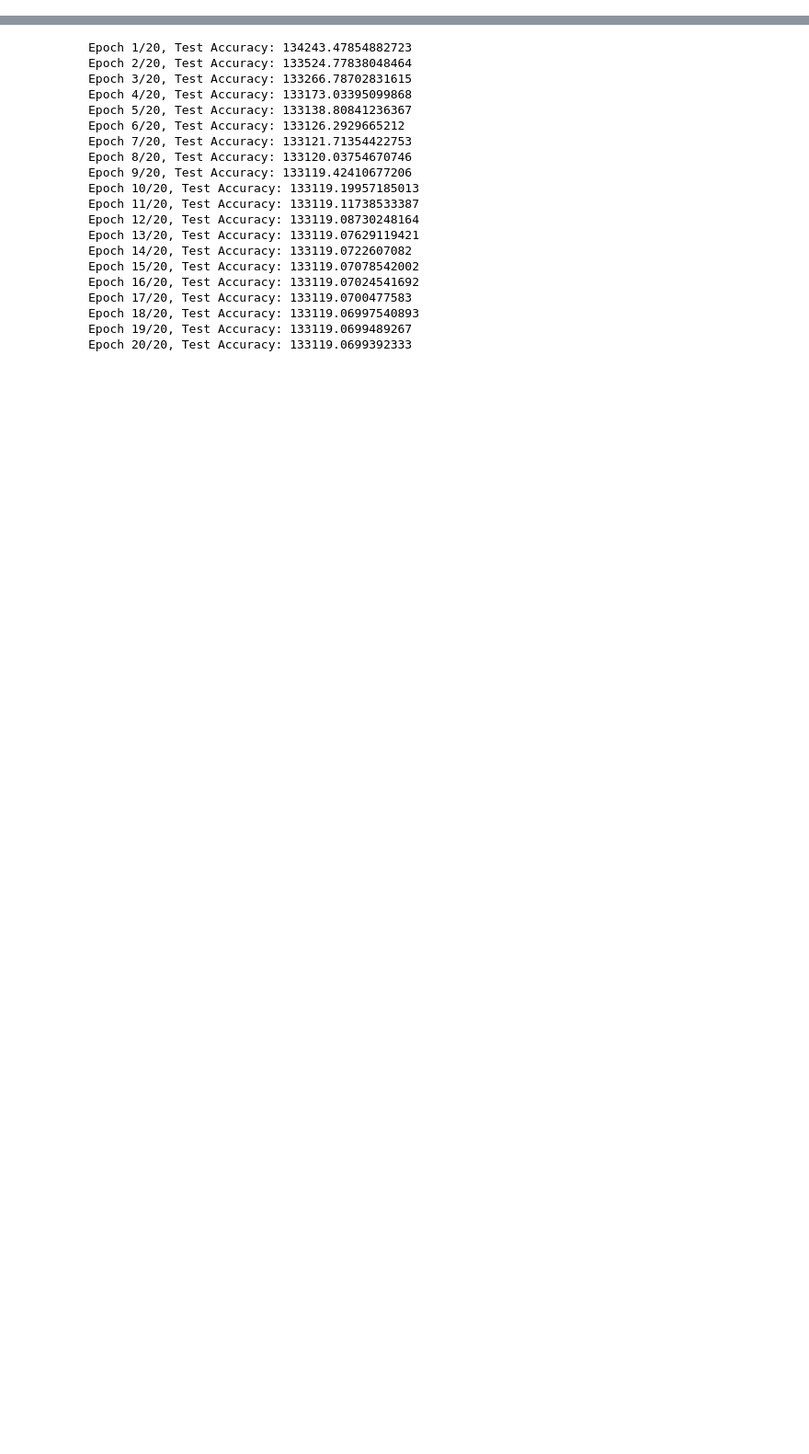
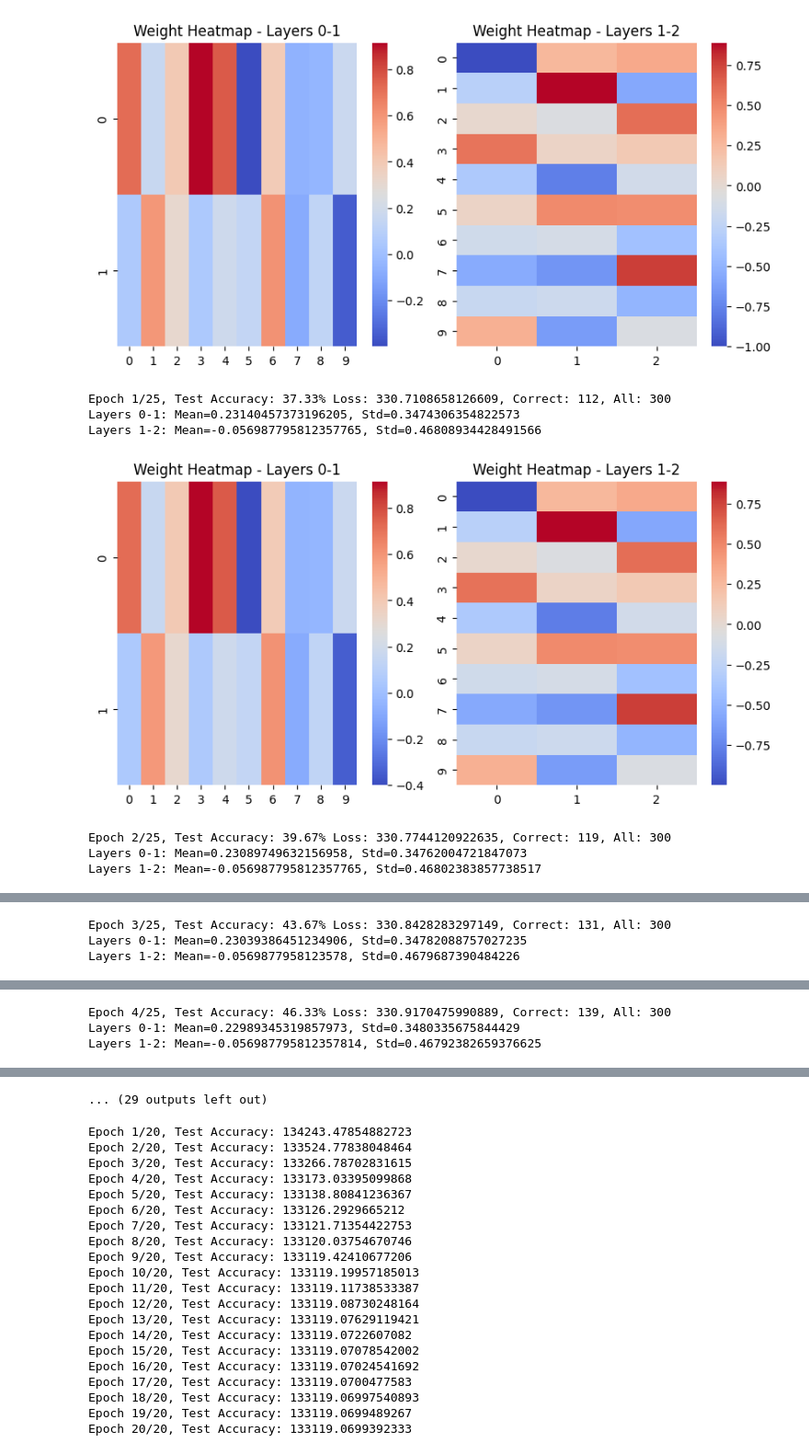
Before and after one commit to Kubex212/mnist, a Jupyter notebook: neural-network-sentence.ipynb, the cells around one changed output, grey strips where cells are left out. Shown at 92% size. Drawn from its saved outputs; the diff is of its cells as text; code cells hidden in the pictures; blank space fills up the shorter version.

Commit message:
very important changes

```diff
--- a/neural-network-sentence.ipynb
+++ b/neural-network-sentence.ipynb
@@ -1,5 +1,8 @@
 # %%
 import numpy as np
+import seaborn as sns
+import pandas as pd
+import matplotlib.pyplot as plt
 from enum import Enum
 
 class ActivationFuction(Enum):
@@ -22,13 +25,15 @@ class NeuralNetwork:
                  learning_rate = 0.01,
                  num_epochs = 10,
                  seed = 0,
-                 use_bias = True) -> None:
+                 use_bias = True,
+                 visualize = False) -> None:
         self.seed = seed
         np.random.seed(self.seed)
         self.use_bias = use_bias
         self.hidden_layers_count = hidden_layers_count
         self.input_size = input_size
         self.hidden_size = hidden_size
+        self.visualize = visualize
 
         if problem == Problem.Regression:
             self.output_size = 1
@@ -64,6 +69,18 @@ class NeuralNetwork:
         for epoch in range(self.num_epochs):
             for i in range(len(train_inputs)):
                 self.train(train_inputs[i], train_results[i])
+
+            if(self.visualize):
+                    fig = plt.figure(figsize = (20, 12)) # width x height
+                    for i in range(self.weights_count):
+                        ax1 = fig.add_subplot(3, 5, i+1) # row, column, position
+                        sns.heatmap(self.weights[i], cmap="coolwarm", ax=ax1) # jaka paleta? moze Spectral albo magma?
+                        plt.title(f'Weight Heatmap - Layers {i}-{i+1}')
+                        mean = np.mean(self.weights[i])
+                        std = np.std(self.weights[i])
+                        print(f'Layers {i}-{i+1}: Mean={mean}, Std={std}')
+                    plt.show()
+
 
             correct = 0
             nn_results = []
@@ -261,8 +246,8 @@ Epoch 20/20, Test Accuracy: 99.58% Loss: 64605.42152289022, Correct: 9958, All:
 import numpy as np
 import pandas as pd
 
-test = pd.read_csv("classification/data.three_gauss.test.10000.csv", sep=",")
-train = pd.read_csv("classification/data.three_gauss.train.10000.csv", sep=",")
+test = pd.read_csv("classification/data.three_gauss.test.100.csv", sep=",")
+train = pd.read_csv("classification/data.three_gauss.train.100.csv", sep=",")
 
 train_vectors = np.array(train[["x", "y"]])
 train_results = np.array(train["cls"] - 1)
@@ -273,6 +258,6 @@ num_classes = 3
 train_results = np.eye(num_classes)[train_results]
 test_results = np.eye(num_classes)[test_results]
 
-nn = NeuralNetwork(input_size = 2, output_size = num_classes, hidden_size = 6, hidden_layers_count = 1, num_epochs = 50, inner_activation_function = ActivationFuction.SIGMOID)
+nn = NeuralNetwork(input_size = 2, output_size = num_classes, hidden_size = 10, hidden_layers_count = 1, num_epochs = 25, learning_rate=0.0001, inner_activation_function = ActivationFuction.RELU, visualize=True)
 nn.train_and_check_acc(train_vectors, train_results, test_vectors, test_results)
 # %% [output]
@@ -295,0 +266,8 @@ Epoch 50/50, Test Accuracy: 43.40% Loss: 235354.47189441026, Correct: 13019, All
+[figure, added]
+Epoch 1/25, Test Accuracy: 37.33% Loss: 330.7108658126609, Correct: 112, All: 300
+Layers 0-1: Mean=0.23140457373196205, Std=0.3474306354822573
+Layers 1-2: Mean=-0.056987795812357765, Std=0.46808934428491566
+[figure, added]
+Epoch 2/25, Test Accuracy: 39.67% Loss: 330.7744120922635, Correct: 119, All: 300
+Layers 0-1: Mean=0.23089749632156958, Std=0.34762004721847073
+Layers 1-2: Mean=-0.056987795812357765, Std=0.46802383857738517
@@ -295,0 +275,3 @@ Epoch 50/50, Test Accuracy: 43.40% Loss: 235354.47189441026, Correct: 13019, All
+Epoch 3/25, Test Accuracy: 43.67% Loss: 330.8428283297149, Correct: 131, All: 300
+Layers 0-1: Mean=0.23039386451234906, Std=0.34782088757027235
+Layers 1-2: Mean=-0.0569877958123578, Std=0.4679687390484226
@@ -295,0 +279,3 @@ Epoch 50/50, Test Accuracy: 43.40% Loss: 235354.47189441026, Correct: 13019, All
+Epoch 4/25, Test Accuracy: 46.33% Loss: 330.9170475990889, Correct: 139, All: 300
+Layers 0-1: Mean=0.22989345319857973, Std=0.3480335675844429
+Layers 1-2: Mean=-0.056987795812357814, Std=0.46792382659376625
@@ -296,3 +287,4 @@ Epoch 50/50, Test Accuracy: 43.40% Loss: 235354.47189441026, Correct: 13019, All
+... (29 outputs left out)
 # %%
 import numpy as np
 import pandas as pd
```
Also changed, not shown: parts of 4 cells of this notebook.
